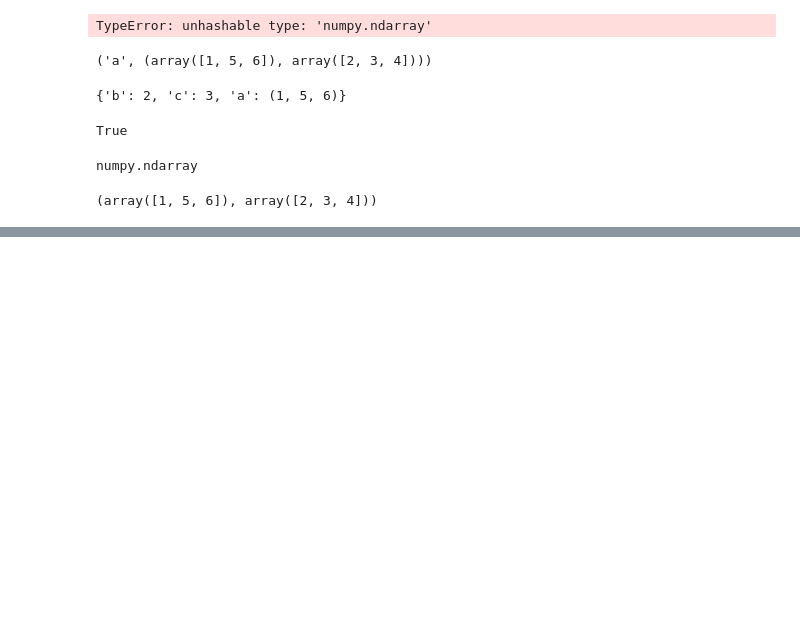
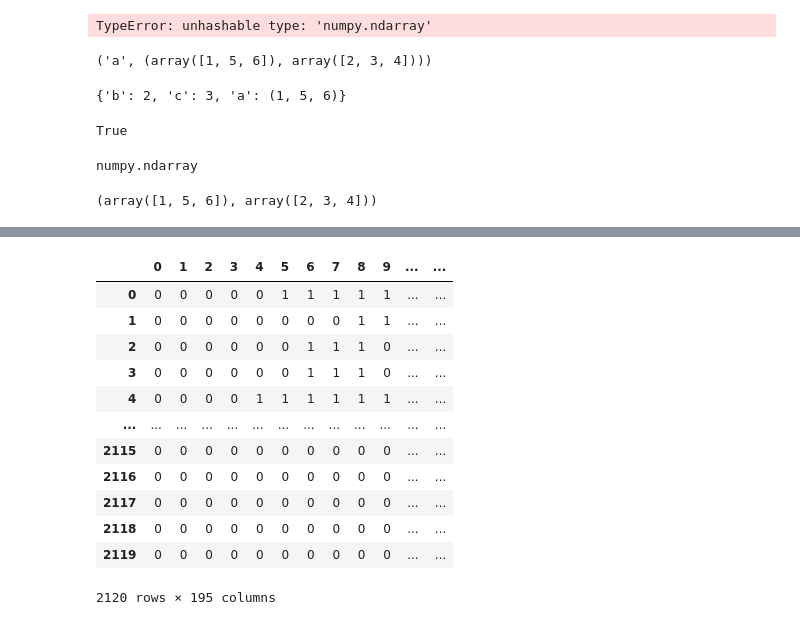
Before and after one commit to ZHYXNJD/DRLForOPA, a Jupyter notebook: 处理数据.ipynb, the cells around one changed output, grey strips where cells are left out. Saved outputs shown, nothing was run; the diff lists cells and outputs as text; code cells hidden in the pictures; blank space fills up the shorter version.

```diff
--- a/处理数据.ipynb
+++ b/处理数据.ipynb
@@ -132,0 +161,20 @@ tuple(np.array([[1,5,6],[2,3,4]]))
+# %%
+charge_label = req_info['charge_label']
+rmk = pd.read_csv(r"demand/1206-rmk.csv")
+fee = pd.read_csv(r"demand/1128_charge_fee.csv")
+# %%
+rmk
+# %% [output]
+|  | 0 | 1 | 2 | 3 | 4 | 5 | 6 | 7 | 8 | 9 | ... | ... |
+| 0 | 0 | 0 | 0 | 0 | 0 | 1 | 1 | 1 | 1 | 1 | ... | ... |
+| 1 | 0 | 0 | 0 | 0 | 0 | 0 | 0 | 0 | 1 | 1 | ... | ... |
+| 2 | 0 | 0 | 0 | 0 | 0 | 0 | 1 | 1 | 1 | 0 | ... | ... |
+| 3 | 0 | 0 | 0 | 0 | 0 | 0 | 1 | 1 | 1 | 0 | ... | ... |
+| 4 | 0 | 0 | 0 | 0 | 1 | 1 | 1 | 1 | 1 | 1 | ... | ... |
+| ... | ... | ... | ... | ... | ... | ... | ... | ... | ... | ... | ... | ... |
+| 2115 | 0 | 0 | 0 | 0 | 0 | 0 | 0 | 0 | 0 | 0 | ... | ... |
+| 2116 | 0 | 0 | 0 | 0 | 0 | 0 | 0 | 0 | 0 | 0 | ... | ... |
+| 2117 | 0 | 0 | 0 | 0 | 0 | 0 | 0 | 0 | 0 | 0 | ... | ... |
+| 2118 | 0 | 0 | 0 | 0 | 0 | 0 | 0 | 0 | 0 | 0 | ... | ... |
+| 2119 | 0 | 0 | 0 | 0 | 0 | 0 | 0 | 0 | 0 | 0 | ... | ... |
+2120 rows × 195 columns
```
Also changed, not shown: parts of 9 cells of this notebook, 10 other files.
